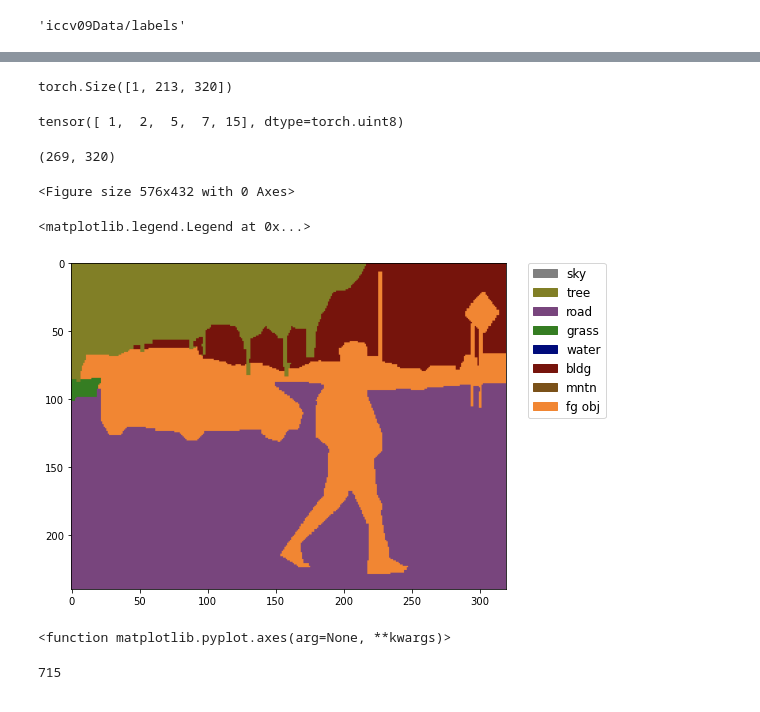
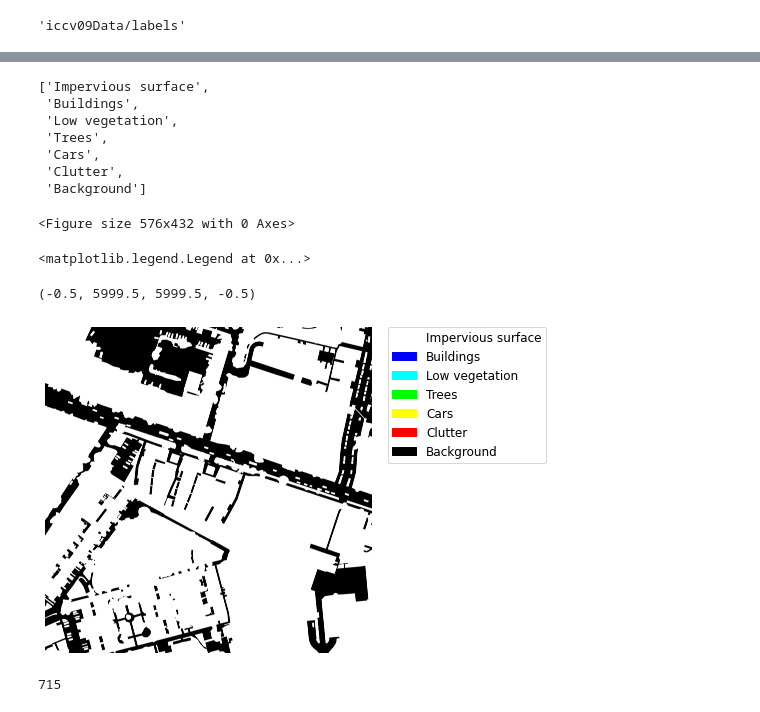
Before and after one commit to bowenroom/myBlog, a Jupyter notebook: _notebooks/2021-11-18-MMSegmentationTutorial.ipynb, the cells around one changed output, grey strips where cells are left out. Cells and saved outputs as stored; diff of their text form; code cells hidden in the pictures.

Commit message:
change the dataset labels to grayscale

```diff
--- a/_notebooks/2021-11-18-MMSegmentationTutorial.ipynb
+++ b/_notebooks/2021-11-18-MMSegmentationTutorial.ipynb
@@ -122,10 +121,10 @@ import matplotlib.pyplot as plt
 import numpy as np
 
 set_seed(105)
-train_a_path = Path("/home/ubuntu/sharedData/swp/dlLab/fastaiRepository/fastai/data/rsData/kaggleOriginal/Vaihingen/ISPRS_semantic_labeling_Vaihingen/top")
-label_a_path = Path("/home/ubuntu/sharedData/swp/dlLab/fastaiRepository/fastai/data/rsData/kaggleOriginal/Vaihingen/ISPRS_semantic_labeling_Vaihingen/gts_for_participants/")
-dsm_path = Path("/home/ubuntu/sharedData/swp/dlLab/fastaiRepository/fastai/data/rsData/kaggleOriginal/Vaihingen/ISPRS_semantic_labeling_Vaihingen/dsm/")
-ndsm_path = Path("/home/ubuntu/sharedData/swp/dlLab/fastaiRepository/fastai/data/rsData/kaggleOriginal/Potsdam/1_dsm_normalisation/")
+train_a_path = Path("/home/ubuntu/sharedData/swp/dlLab/fastaiRepository/fastai/data/rsData/kaggleOriginal/Potsdam/2_Ortho_RGB/")
+label_a_path = Path("/home/ubuntu/sharedData/swp/dlLab/fastaiRepository/fastai/data/rsData/kaggleOriginal/Potsdam/5_labels_for_participants/")
+dsm_path = Path("/home/ubuntu/sharedData/swp/dlLab/fastaiRepository/fastai/data/rsData/kaggleOriginal/Potsdam/1_dsm/1_DSM/")
+ndsm_path = Path("/home/ubuntu/sharedData/swp/dlLab/fastaiRepository/fastai/data/rsData/kaggleOriginal/Potsdam/1_dsm_normalisation/1_DSM_normalisation/")
 imgNames = get_image_files(train_a_path)
 lblNames = get_image_files(label_a_path)
 dsmNames = get_image_files(dsm_path)
@@ -256,0 +308,15 @@ temp
+# %%
+# turn the images in the annotations to grayscale
+classes = ['Impervious surface','Buildings','Low vegetation','Trees','Cars','Clutter','Background']
+def turnDataset2Gray():
+    for index in range(len(lblNames)):
+    lblImage = Image.open(lblNames[index])
+    lblTensor= image2tensor(lblImage)
+    lblArray = to_np(lblTensor).transpose(1,2,0)
+    transformedArray  = convert_from_color(lblArray)
+    temp = Image.fromarray(transformedArray).convert('P')
+    temp.putpalette(np.array(paletteValue, dtype=np.uint8))
+    temp.save(lblNames[index].parent/f'{lblNames[index].stem}.tif')
+    print(f'{lblNames[index].stem} saved')
+
+# turnDataset2Gray()
@@ -273,46 +353,33 @@ Image.open(testImageNames[random.randint(1,90)])
-# %%
-image2tensor(Image.open(testImageNames[random.randint(1,90)])).shape
-# %% [output]
-torch.Size([1, 213, 320])
-# %%
-torch.unique(image2tensor(Image.open(testImageNames[random.randint(1,90)])))
-# %% [output]
-tensor([ 1,  2,  5,  7, 15], dtype=torch.uint8)
-# %%
-# define class and plaette for better visualization
-classes = ('sky', 'tree', 'road', 'grass', 'water', 'bldg', 'mntn', 'fg obj')
-palette = [[128, 128, 128], [129, 127, 38], [120, 69, 125], [53, 125, 34],
-           [0, 11, 123], [118, 20, 12], [122, 81, 25], [241, 134, 51]]
-for file in mmcv.scandir(osp.join(data_root, ann_dir), suffix='.regions.txt'):
-  seg_map = np.loadtxt(osp.join(data_root, ann_dir, file)).astype(np.uint8)
-  seg_img = Image.fromarray(seg_map).convert('P')
-  seg_img.putpalette(np.array(palette, dtype=np.uint8))
-  seg_img.save(osp.join(data_root, ann_dir, file.replace('.regions.txt',
-                                                         '.png')))
-# %%
-seg_map.shape
-# %% [output]
-(269, 320)
+# %%
+classes
+# %% [output]
+['Impervious surface',
+ 'Buildings',
+ 'Low vegetation',
+ 'Trees',
+ 'Cars',
+ 'Clutter',
+ 'Background']
 # %%
 # Let's take a look at the segmentation map we got
 import matplotlib.patches as mpatches
-img = Image.open('iccv09Data/labels/6000124.png')
+img = Image.open(lblNames[0])
 plt.figure(figsize=(8, 6))
 im = plt.imshow(np.array(img.convert('RGB')))
 
 # create a patch (proxy artist) for every color
-patches = [mpatches.Patch(color=np.array(palette[i])/255.,
-                          label=classes[i]) for i in range(8)]
+patches = [mpatches.Patch(color=np.array(paletteValue[i])/255.,
+                          label=classes[i]) for i in range(7)]
 # put those patched as legend-handles into the legend
 plt.legend(handles=patches, bbox_to_anchor=(1.05, 1), loc=2, borderaxespad=0.,
            fontsize='large')
-
+plt.axis('off')
 plt.show()
 # %% [output]
 <Figure size 576x432 with 0 Axes>
 <matplotlib.legend.Legend at 0x...>
+(-0.5, 5999.5, 5999.5, -0.5)
-[figure, old version]
+[figure, new version]
-<function matplotlib.pyplot.axes(arg=None, **kwargs)>
 # %%
 # split train/val set randomly
 split_dir = 'splits'
```
Also changed, not shown: parts of 13 cells of this notebook.
